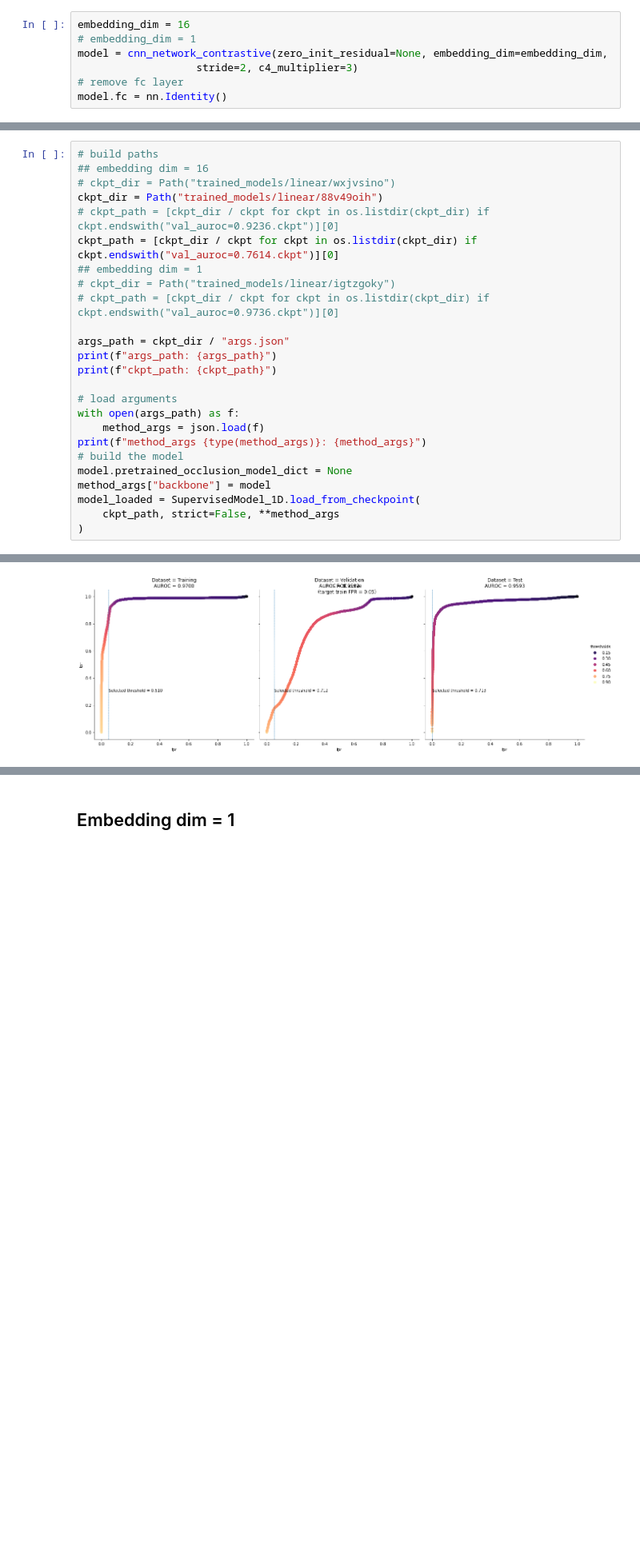
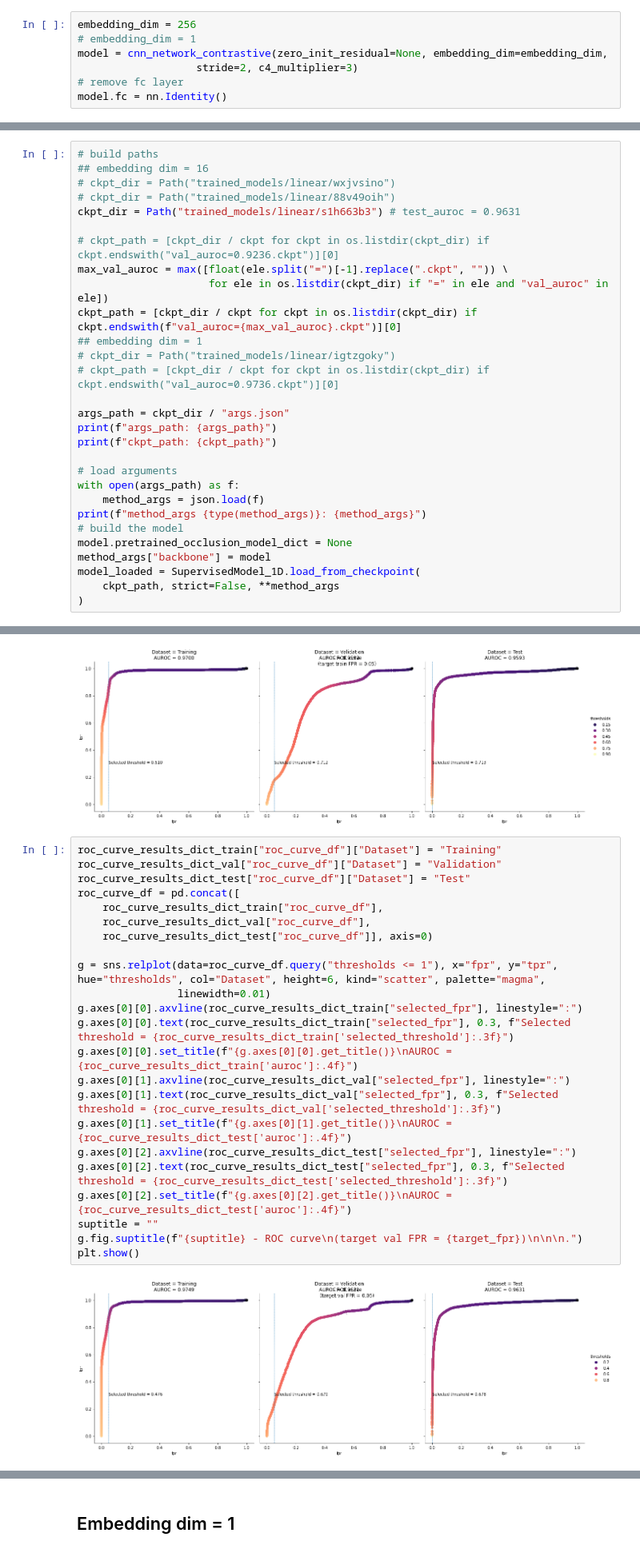
Before and after one commit to YilongJu/adios, a Jupyter notebook: 20221031-Check_CNN_predictions.ipynb, the cells around one changed output, grey strips where cells are left out. Shown at 80% size. Cells and saved outputs as stored; diff of their text form; blank space fills up the shorter version.

Commit message:
added auroc plots and best val auroc and corresponding train auroc

```diff
--- a/20221031-Check_CNN_predictions.ipynb
+++ b/20221031-Check_CNN_predictions.ipynb
@@ -45,7 +45,7 @@ from src.utils.metrics import accuracy_at_k, weighted_mean, AUROC
 from src.utils.ECG_data_loading import *
 import time
 # %%
-embedding_dim = 16
+embedding_dim = 256
 # embedding_dim = 1
 model = cnn_network_contrastive(zero_init_residual=None, embedding_dim=embedding_dim,
                    stride=2, c4_multiplier=3)
@@ -57,9 +64,13 @@ model.fc = nn.Identity()
 # build paths
 ## embedding dim = 16
 # ckpt_dir = Path("trained_models/linear/wxjvsino")
-ckpt_dir = Path("trained_models/linear/88v49oih")
+# ckpt_dir = Path("trained_models/linear/88v49oih")
+ckpt_dir = Path("trained_models/linear/s1h663b3") # test_auroc = 0.9631
+
 # ckpt_path = [ckpt_dir / ckpt for ckpt in os.listdir(ckpt_dir) if ckpt.endswith("val_auroc=0.9236.ckpt")][0]
-ckpt_path = [ckpt_dir / ckpt for ckpt in os.listdir(ckpt_dir) if ckpt.endswith("val_auroc=0.7614.ckpt")][0]
+max_val_auroc = max([float(ele.split("=")[-1].replace(".ckpt", "")) \
+                     for ele in os.listdir(ckpt_dir) if "=" in ele and "val_auroc" in ele])
+ckpt_path = [ckpt_dir / ckpt for ckpt in os.listdir(ckpt_dir) if ckpt.endswith(f"val_auroc={max_val_auroc}.ckpt")][0]
 ## embedding dim = 1
 # ckpt_dir = Path("trained_models/linear/igtzgoky")
 # ckpt_path = [ckpt_dir / ckpt for ckpt in os.listdir(ckpt_dir) if ckpt.endswith("val_auroc=0.9736.ckpt")][0]
@@ -340,3 +351,28 @@ g.fig.suptitle(f"{suptitle} - ROC curve\n(target train FPR = {target_fpr})\n\n\n
 plt.show()
 # %% [output]
 [figure]
+# %%
+roc_curve_results_dict_train["roc_curve_df"]["Dataset"] = "Training"
+roc_curve_results_dict_val["roc_curve_df"]["Dataset"] = "Validation"
+roc_curve_results_dict_test["roc_curve_df"]["Dataset"] = "Test"
+roc_curve_df = pd.concat([
+    roc_curve_results_dict_train["roc_curve_df"],
+    roc_curve_results_dict_val["roc_curve_df"],
+    roc_curve_results_dict_test["roc_curve_df"]], axis=0)
+
+g = sns.relplot(data=roc_curve_df.query("thresholds <= 1"), x="fpr", y="tpr", hue="thresholds", col="Dataset", height=6, kind="scatter", palette="magma",
+                linewidth=0.01)
+g.axes[0][0].axvline(roc_curve_results_dict_train["selected_fpr"], linestyle=":")
+g.axes[0][0].text(roc_curve_results_dict_train["selected_fpr"], 0.3, f"Selected threshold = {roc_curve_results_dict_train['selected_threshold']:.3f}")
+g.axes[0][0].set_title(f"{g.axes[0][0].get_title()}\nAUROC = {roc_curve_results_dict_train['auroc']:.4f}")
+g.axes[0][1].axvline(roc_curve_results_dict_val["selected_fpr"], linestyle=":")
+g.axes[0][1].text(roc_curve_results_dict_val["selected_fpr"], 0.3, f"Selected threshold = {roc_curve_results_dict_val['selected_threshold']:.3f}")
+g.axes[0][1].set_title(f"{g.axes[0][1].get_title()}\nAUROC = {roc_curve_results_dict_test['auroc']:.4f}")
+g.axes[0][2].axvline(roc_curve_results_dict_test["selected_fpr"], linestyle=":")
+g.axes[0][2].text(roc_curve_results_dict_test["selected_fpr"], 0.3, f"Selected threshold = {roc_curve_results_dict_test['selected_threshold']:.3f}")
+g.axes[0][2].set_title(f"{g.axes[0][2].get_title()}\nAUROC = {roc_curve_results_dict_test['auroc']:.4f}")
+suptitle = ""
+g.fig.suptitle(f"{suptitle} - ROC curve\n(target val FPR = {target_fpr})\n\n\n.")
+plt.show()
+# %% [output]
+[figure, added]
```
Also changed, not shown: parts of 9 cells of this notebook, 7 other files.
